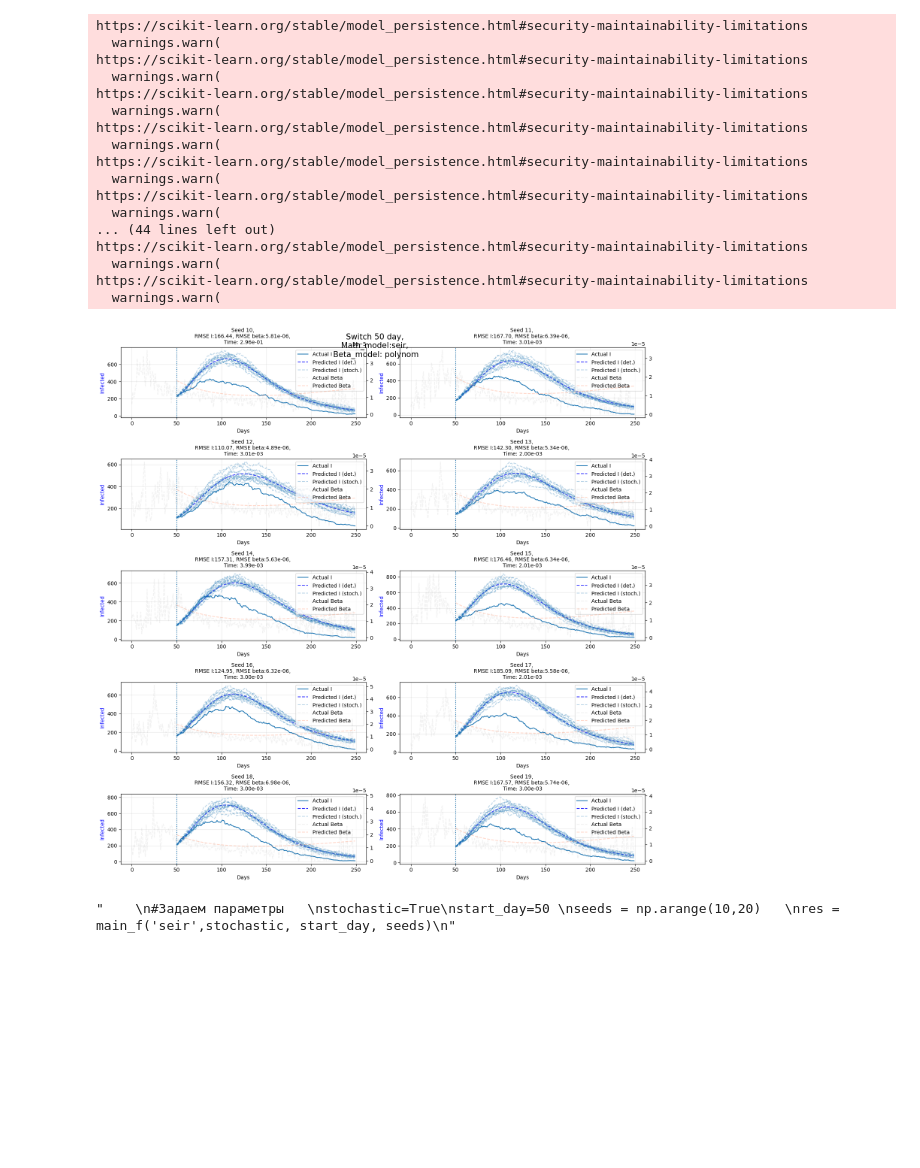
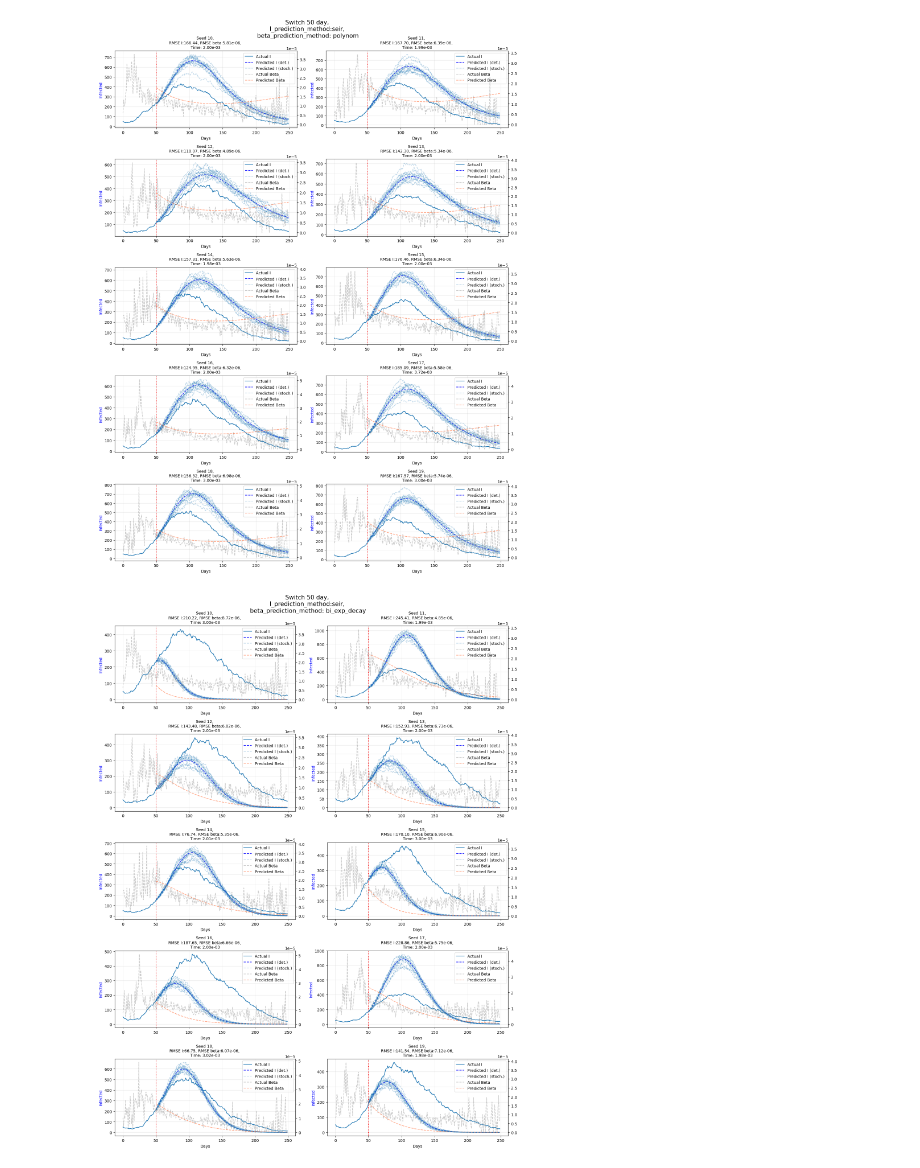
Before and after one commit to vnleonenko/Network_hybrid, a Jupyter notebook: plot_methods.ipynb, the cells around one changed output. Saved outputs shown, nothing was run; the diff lists cells and outputs as text; code cells hidden in the pictures; blank space fills up the shorter version.

```diff
--- a/plot_methods.ipynb
+++ b/plot_methods.ipynb
@@ -208,13 +213,13 @@ def parse_seeds(seeds_input):
 def calculate():
     try:
         # Получаем значения из полей ввода
-        math_model = var_math_model.get()
+        I_prediction_method = var_I_prediction_method.get()
         stochastic = var_stochastic.get()
 
         # Получаем количество случайных траекторий только если стохастичность включена
         count_stoch_line = int(entry_count_stoch_line.get()) if stochastic else 0
 
-        beta_model = var_beta_model.get()
+        beta_prediction_method = var_beta_prediction_method.get()
         start_day = int(entry_start_day.get())
         seed_numbers = entry_seed_numbers.get()
 
@@ -222,7 +227,7 @@ def calculate():
         seed_numbers = parse_seeds(seed_numbers)
 
         # Вызываем основную функцию
-        result = main_f(math_model, stochastic, count_stoch_line, beta_model, start_day, seed_numbers)
+        result = main_f(I_prediction_method, stochastic, count_stoch_line, beta_prediction_method, start_day, seed_numbers)
 
         # Выводим результат
         messagebox.showinfo("Результат", result)
@@ -236,15 +241,15 @@ root = tk.Tk()
 root.title("Ввод параметров")
 
 # Создаем переменную для выбора мат. модели
-var_math_model = tk.StringVar(value="seir")  # Устанавливаем значение по умолчанию
+var_I_prediction_method = tk.StringVar(value="seir")  # Устанавливаем значение по умолчанию
 
 # Создаем выпадающий список для выбора мат. модели
-label_math_model = tk.Label(root, text="Тип математической модели:")
-label_math_model.pack()
+label_I_prediction_method = tk.Label(root, text="Метод предсказания Infected:")
+label_I_prediction_method.pack()
 
-math_model_options = ["seir", "sir"]
-dropdown_math_model = tk.OptionMenu(root, var_math_model, *math_model_options)
-dropdown_math_model.pack()
+I_prediction_method_options = ["seir", "sir"]
+dropdown_I_prediction_method = tk.OptionMenu(root, var_I_prediction_method, *I_prediction_method_options)
+dropdown_I_prediction_method.pack()
 
 # Создаем флажок для стохастичности
 var_stochastic = tk.BooleanVar(value=False)
@@ -265,63 +270,38 @@ def toggle_stochastic_entry():
         entry_count_stoch_line.config(state='normal')  # Включаем поле ввода
     else:
         entry_count_stoch_line.config(state='disabled')  # Отключаем поле ввода
 
 # Создаем переменную для выбора модели прогнозирования beta
-var_beta_model = tk.StringVar(value="polynom")  # Устанавливаем значение по умолчанию
+var_beta_prediction_method = tk.StringVar(value="polynom")  # Устанавливаем значение по умолчанию
 
 # Создаем выпадающий список для выбора мат. модели
-label_beta_model = tk.Label(root, text="Тип модели для прогнозирования beta:")
-label_beta_model.pack()
+label_beta_prediction_method = tk.Label(root, text="Метод предсказания Beta:")
+label_beta_prediction_method.pack()
 
-beta_model_options = ['polynom', 'exp_decay', 'percentiles']
-dropdown_beta_model = tk.OptionMenu(root, var_beta_model, *beta_model_options)
-dropdown_beta_model.pack()
+beta_prediction_method_options = ['polynom', 'bi_exp_decay', 'percentiles']
+dropdown_beta_prediction_method = tk.OptionMenu(root, var_beta_prediction_method, *beta_prediction_method_options)
+dropdown_beta_prediction_method.pack()
 
 # Создаем метку и поле ввода для start_day
 label_start_day = tk.Label(root, text="День начала:")
 label_start_day.pack()
 
 entry_start_day = tk.Entry(root)
 entry_start_day.pack()
 
 # Создаем метку и поле ввода для seeds
 label_seed_numbers = tk.Label(root, text="Seed_numbers (через запятую или диапазон через тире):")
 label_seed_numbers.pack()
 
 entry_seed_numbers = tk.Entry(root)
 entry_seed_numbers.pack()
 
 # Создаем кнопку для выполнения вычисления
 button_calculate = tk.Button(root, text="Вычислить", command=calculate)
 button_calculate.pack()
 
 # Запускаем главный цикл приложения
 root.mainloop()
-
-'''
-#Задаем параметры
-stochastic=True
-start_day=50
-seeds = np.arange(10,20)
-res = main_f('seir',stochastic, start_day, seeds)
-'''
 # %% [output]
-https://scikit-learn.org/stable/model_persistence.html#security-maintainability-limitations
-  warnings.warn(
-https://scikit-learn.org/stable/model_persistence.html#security-maintainability-limitations
-  warnings.warn(
-https://scikit-learn.org/stable/model_persistence.html#security-maintainability-limitations
-  warnings.warn(
-https://scikit-learn.org/stable/model_persistence.html#security-maintainability-limitations
-  warnings.warn(
-https://scikit-learn.org/stable/model_persistence.html#security-maintainability-limitations
-  warnings.warn(
-https://scikit-learn.org/stable/model_persistence.html#security-maintainability-limitations
-  warnings.warn(
-... (44 lines left out)
-https://scikit-learn.org/stable/model_persistence.html#security-maintainability-limitations
-  warnings.warn(
-https://scikit-learn.org/stable/model_persistence.html#security-maintainability-limitations
-  warnings.warn(
-[figure, old version]
+[figure, new version]
-"    \n#Задаем параметры   \nstochastic=True\nstart_day=50 \nseeds = np.arange(10,20)   \nres = main_f('seir',stochastic, start_day, seeds)\n"
+[figure, added]
```
Also changed, not shown: parts of 2 cells of this notebook, 3 other files.
